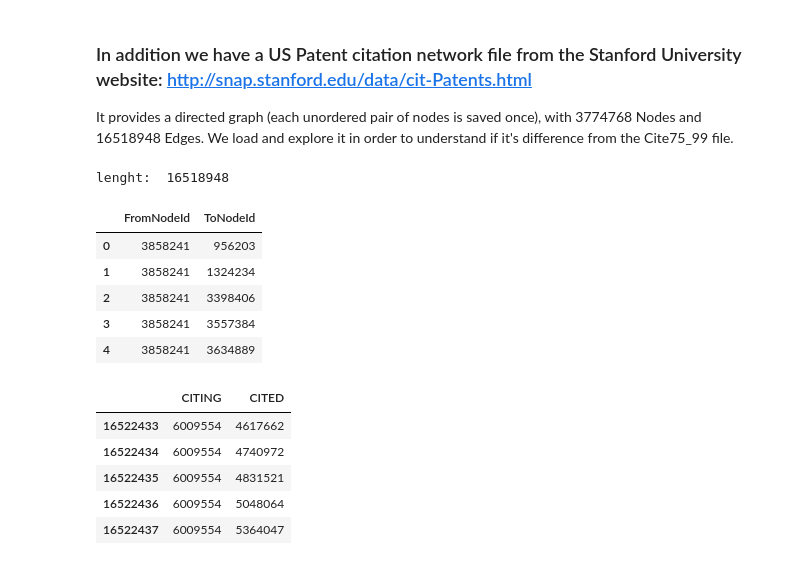
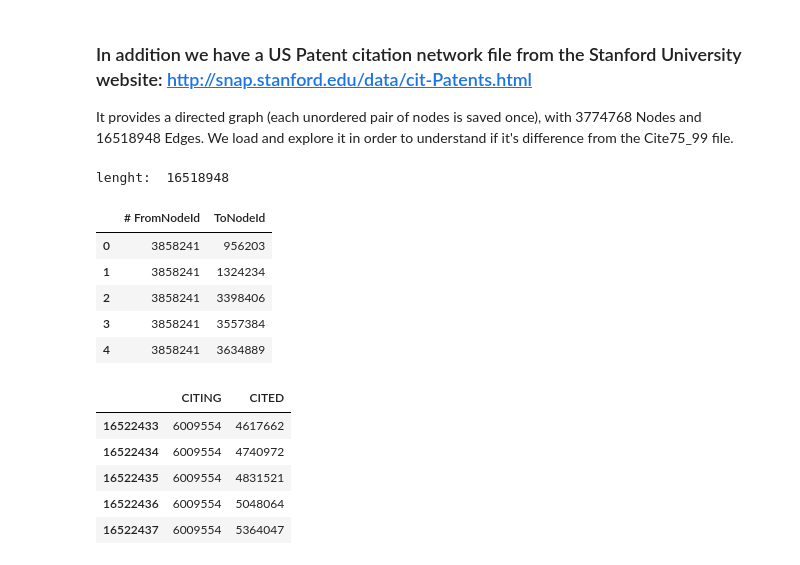
Before and after one commit to antonino-barbera/seanbi, a Jupyter notebook: project/project.ipynb, the cells around one changed output. Drawn from its saved outputs; the diff is of its cells as text; code cells hidden in the pictures.

```diff
--- a/project/project.ipynb
+++ b/project/project.ipynb
@@ -257,12 +281,12 @@ The file is sorted by Citing Patent Number. <br>
 It provides a directed graph (each unordered pair of nodes is saved once), with 3774768 Nodes and 16518948 Edges.
 We load and explore it in order to understand if it's difference from the Cite75_99 file.
 # %%
-citations = pd.read_csv('cit-Patents.txt', sep='\t')
+citations = pd.read_csv('data/cit-Patents.txt', sep='\t', skiprows=[0,1,2])
 print("lenght: ",len(citations))
 citations.head()
 # %% [output]
 lenght:  16518948
-|  | FromNodeId | ToNodeId |
+|  | # FromNodeId | ToNodeId |
 | 0 | 3858241 | 956203 |
 | 1 | 3858241 | 1324234 |
 | 2 | 3858241 | 3398406 |
```
Also changed, not shown: parts of 18 cells of this notebook, 3 other files.
